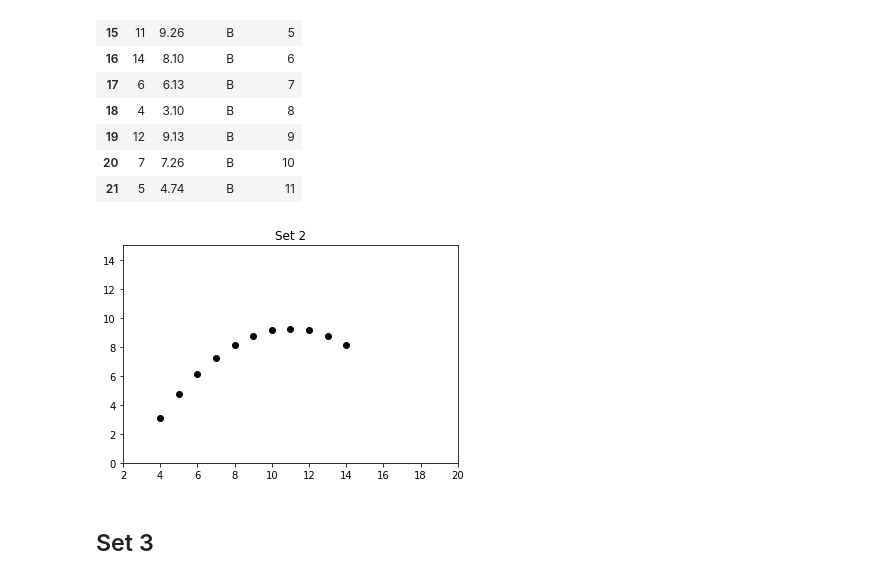
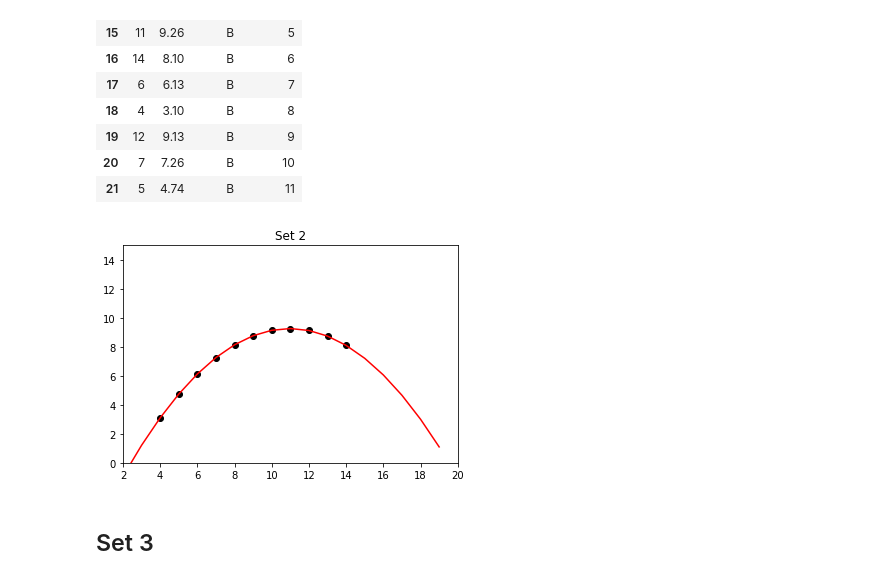
Before and after one commit to MarionMcG/data-analysis, a Jupyter notebook: anscombe.ipynb, the cells around one changed output. Saved outputs shown, nothing was run; the diff lists cells and outputs as text; code cells hidden in the pictures.

Commit message:
Fitting a polynomial (degree 2) to data in set 2

```diff
--- a/anscombe.ipynb
+++ b/anscombe.ipynb
@@ -94,14 +94,27 @@ set2
 # %%
 plt.title('Set 2')
 plt.xlim(2, 20)
 plt.ylim(0, 15)
 
+
+
 x = set2.loc[:, 'x']
 y = set2.loc[:, 'y']
 plt.plot(x, y, 'ko')
+
+
+#Fitting a line
+import numpy.polynomial.polynomial as poly
+z= poly.polyfit(x, y, 2)
+
+fit_x = np.arange(0, 20, 1)
+
+fit_y = poly.polyval(fit_x, z)
+plt.plot(fit_x, fit_y, 'r-')
+
 plt.show()
 # %% [output]
-[figure, old version]
+[figure, new version]
 # %% [markdown]
 ## Set 3
 # %%
```
Also changed, not shown: parts of 2 cells of this notebook.
